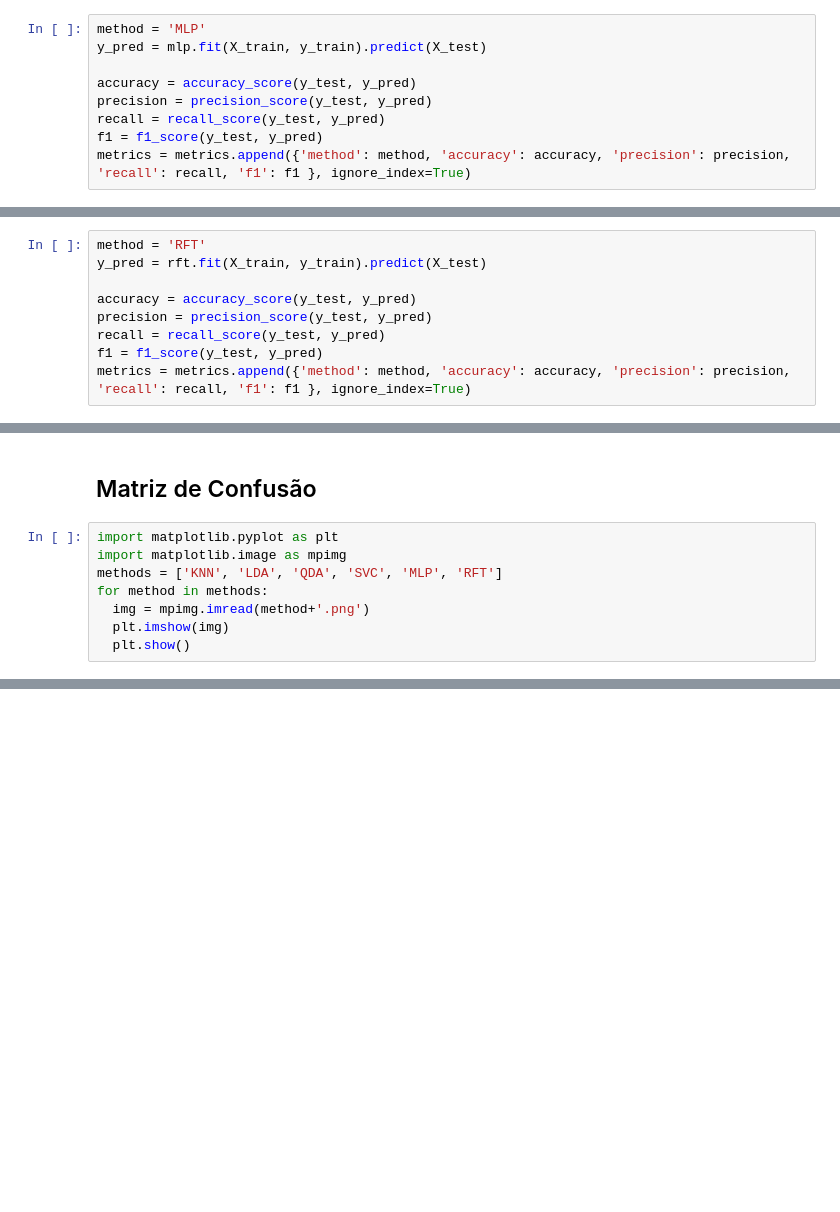
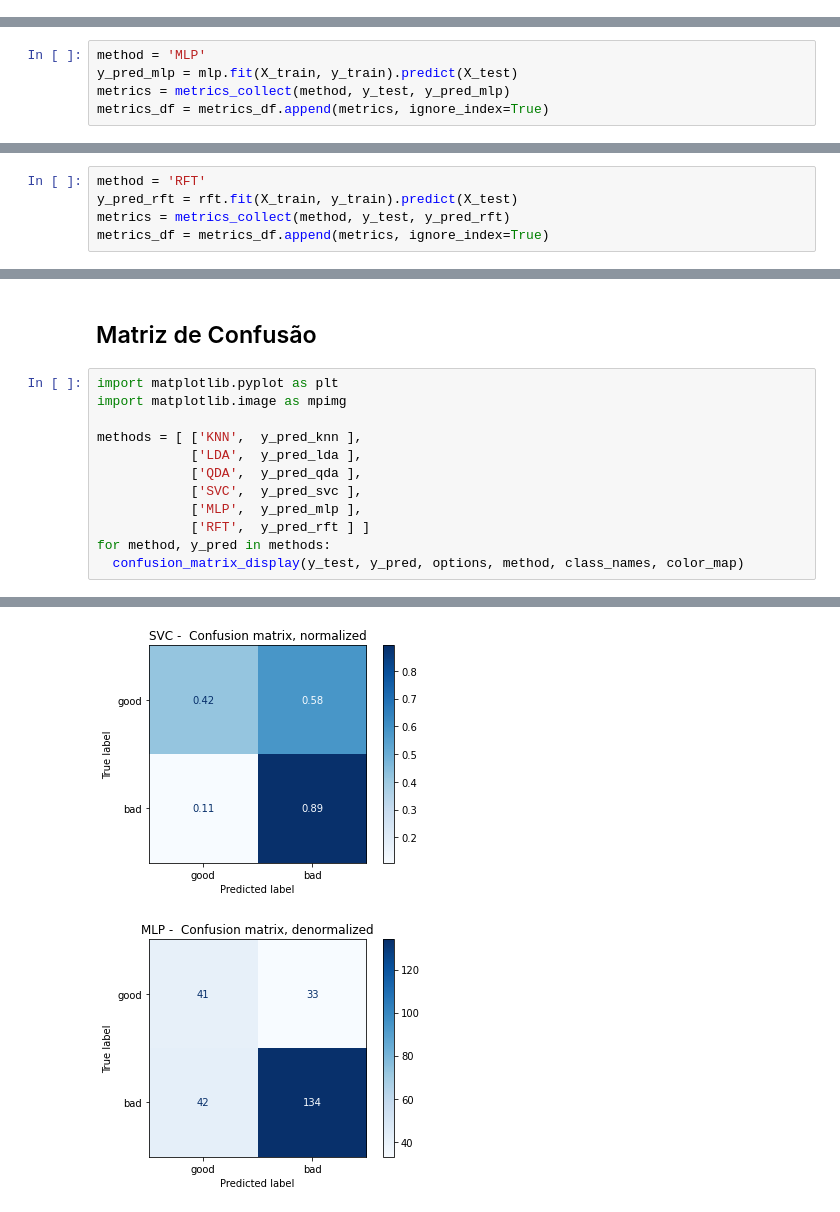
Before and after one commit to valuedriven/dataanalysis, a Jupyter notebook: trabalho_final/trabalho_final.ipynb, the cells around one changed output, grey strips where cells are left out. Cells and saved outputs as stored; diff of their text form; blank space fills up the shorter version.

```diff
--- a/trabalho_final/trabalho_final.ipynb
+++ b/trabalho_final/trabalho_final.ipynb
@@ -616,12 +530,3 @@ mlp.get_params(deep=True)
  'validation_fraction': 0.1,
  'verbose': False,
  'warm_start': False}
-# %%
-method = 'MLP'
-y_pred = mlp.fit(X_train, y_train).predict(X_test)
-
-accuracy = accuracy_score(y_test, y_pred)
-precision = precision_score(y_test, y_pred)
-recall = recall_score(y_test, y_pred)
-f1 = f1_score(y_test, y_pred)
-metrics = metrics.append({'method': method, 'accuracy': accuracy, 'precision': precision, 'recall': recall, 'f1': f1 }, ignore_index=True)
@@ -633,3 +533,8 @@ confusion_matrix(y_test, y_pred, options, method, class_names, color_map)
+# %%
+method = 'MLP'
+y_pred_mlp = mlp.fit(X_train, y_train).predict(X_test)
+metrics = metrics_collect(method, y_test, y_pred_mlp)
+metrics_df = metrics_df.append(metrics, ignore_index=True)
 # %% [markdown]
 ## RFT
 # %%
@@ -681,12 +579,3 @@ rft.get_params(deep=True)
  'random_state': None,
  'verbose': 0,
  'warm_start': False}
-# %%
-method = 'RFT'
-y_pred = rft.fit(X_train, y_train).predict(X_test)
-
-accuracy = accuracy_score(y_test, y_pred)
-precision = precision_score(y_test, y_pred)
-recall = recall_score(y_test, y_pred)
-f1 = f1_score(y_test, y_pred)
-metrics = metrics.append({'method': method, 'accuracy': accuracy, 'precision': precision, 'recall': recall, 'f1': f1 }, ignore_index=True)
@@ -698,3 +582,8 @@ confusion_matrix(y_test, y_pred, options, method, class_names, color_map)
+# %%
+method = 'RFT'
+y_pred_rft = rft.fit(X_train, y_train).predict(X_test)
+metrics = metrics_collect(method, y_test, y_pred_rft)
+metrics_df = metrics_df.append(metrics, ignore_index=True)
 # %% [markdown]
 # Resumo de resultados
 # %% [markdown]
@@ -711,9 +600,13 @@ fig.show()
 # %%
 import matplotlib.pyplot as plt
 import matplotlib.image as mpimg
-methods = ['KNN', 'LDA', 'QDA', 'SVC', 'MLP', 'RFT']
-for method in methods:
-  img = mpimg.imread(method+'.png')
-  plt.imshow(img)
-  plt.show()
+
+methods = [ ['KNN',  y_pred_knn ],
+            ['LDA',  y_pred_lda ],
+            ['QDA',  y_pred_qda ],
+            ['SVC',  y_pred_svc ],
+            ['MLP',  y_pred_mlp ],
+            ['RFT',  y_pred_rft ] ]
+for method, y_pred in methods:
+  confusion_matrix_display(y_test, y_pred, options, method, class_names, color_map)
 # %% [output]
@@ -725,0 +620,2 @@ for method in methods:
+[figure, added]
+[figure, added]
```
Also changed, not shown: parts of 34 cells of this notebook.
